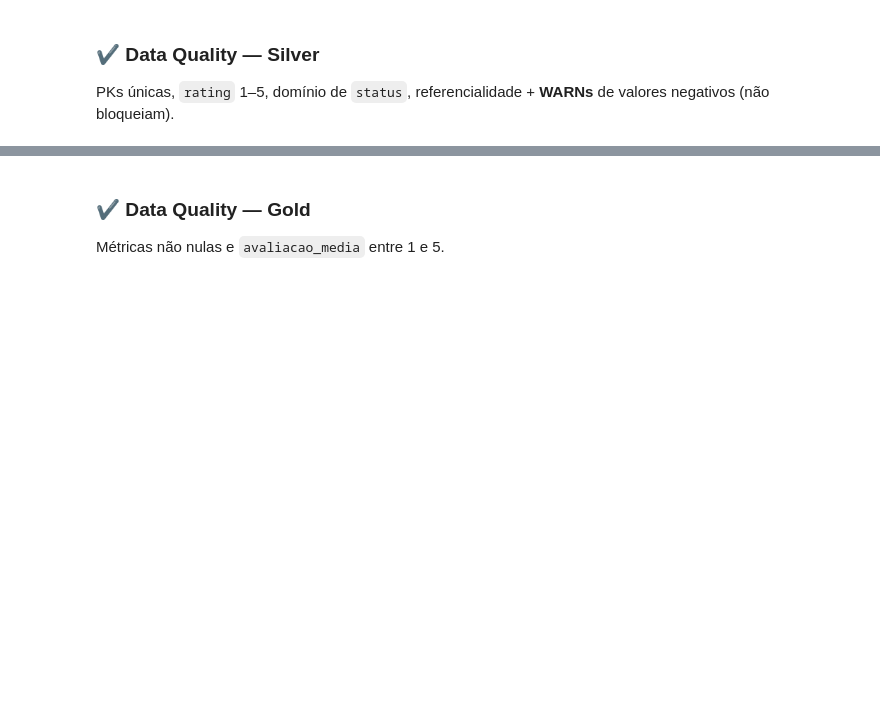
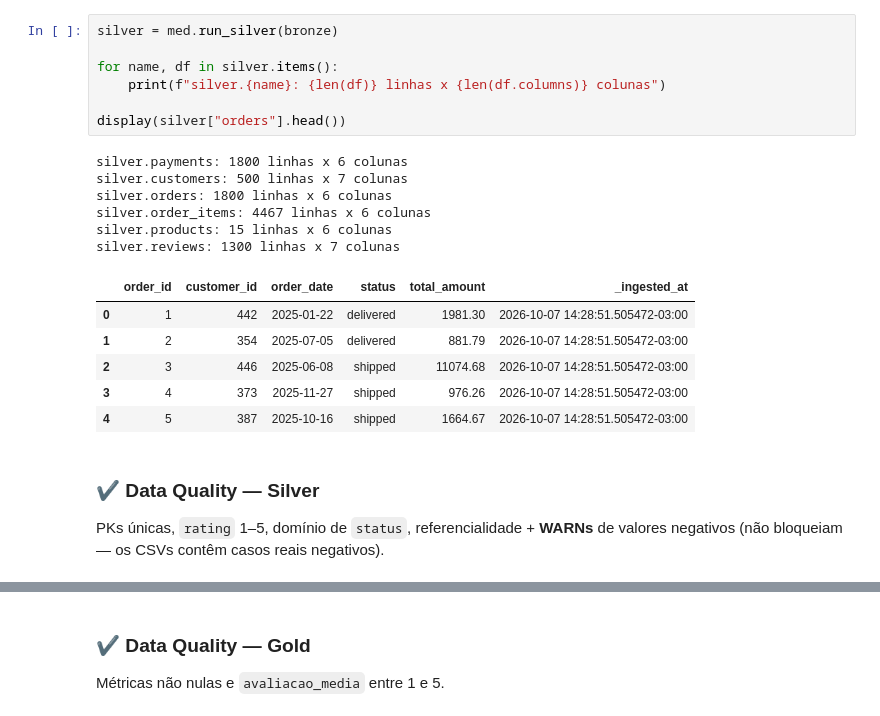
Before and after one commit to DrkCde15/Lakehouse-Madallion, a Jupyter notebook: notebooks/01_medallion_overview.ipynb, the cells around one changed output, grey strips where cells are left out. Drawn from its saved outputs; the diff is of its cells as text; blank space fills up the shorter version.

```diff
--- a/notebooks/01_medallion_overview.ipynb
+++ b/notebooks/01_medallion_overview.ipynb
@@ -46,4 +74,24 @@ run_silver(spark, preview=True)
+# %%
+silver = med.run_silver(bronze)
+
+for name, df in silver.items():
+    print(f"silver.{name}: {len(df)} linhas x {len(df.columns)} colunas")
+
+display(silver["orders"].head())
+# %% [output]
+silver.payments: 1800 linhas x 6 colunas
+silver.customers: 500 linhas x 7 colunas
+silver.orders: 1800 linhas x 6 colunas
+silver.order_items: 4467 linhas x 6 colunas
+silver.products: 15 linhas x 6 colunas
+silver.reviews: 1300 linhas x 7 colunas
+|  | order_id | customer_id | order_date | status | total_amount | _ingested_at |
+| 0 | 1 | 442 | 2025-01-22 | delivered | 1981.30 | 2026-10-07 14:28:51.505472-03:00 |
+| 1 | 2 | 354 | 2025-07-05 | delivered | 881.79 | 2026-10-07 14:28:51.505472-03:00 |
+| 2 | 3 | 446 | 2025-06-08 | shipped | 11074.68 | 2026-10-07 14:28:51.505472-03:00 |
+| 3 | 4 | 373 | 2025-11-27 | shipped | 976.26 | 2026-10-07 14:28:51.505472-03:00 |
+| 4 | 5 | 387 | 2025-10-16 | shipped | 1664.67 | 2026-10-07 14:28:51.505472-03:00 |
 # %% [markdown]
 ### ✔ Data Quality — Silver
-PKs únicas, `rating` 1–5, domínio de `status`, referencialidade + **WARNs** de valores negativos (não bloqueiam).
+PKs únicas, `rating` 1–5, domínio de `status`, referencialidade + **WARNs** de valores negativos (não bloqueiam — os CSVs contêm casos reais negativos).
 # %%
```
Also changed, not shown: parts of 27 cells of this notebook, 3 other files.
